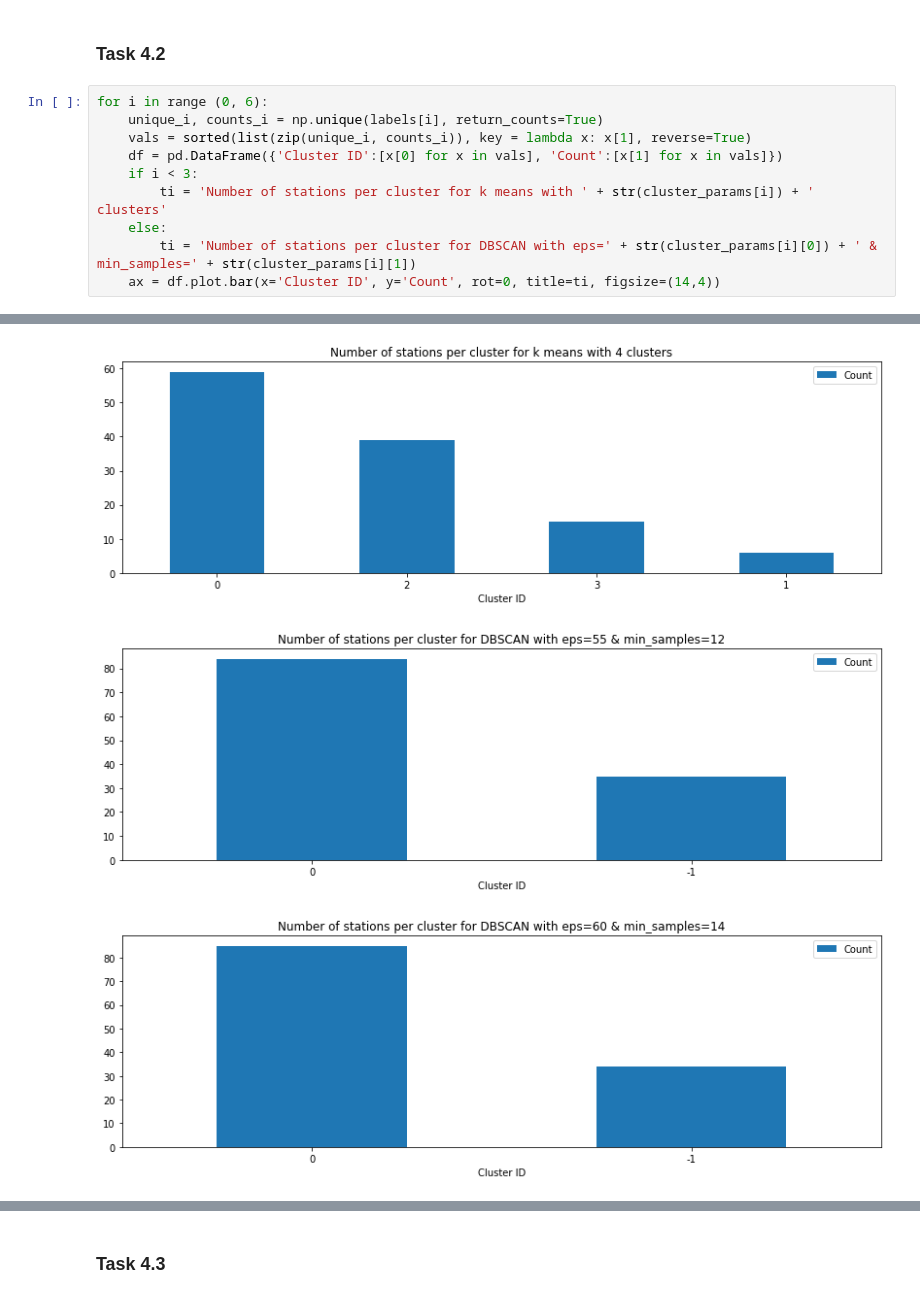
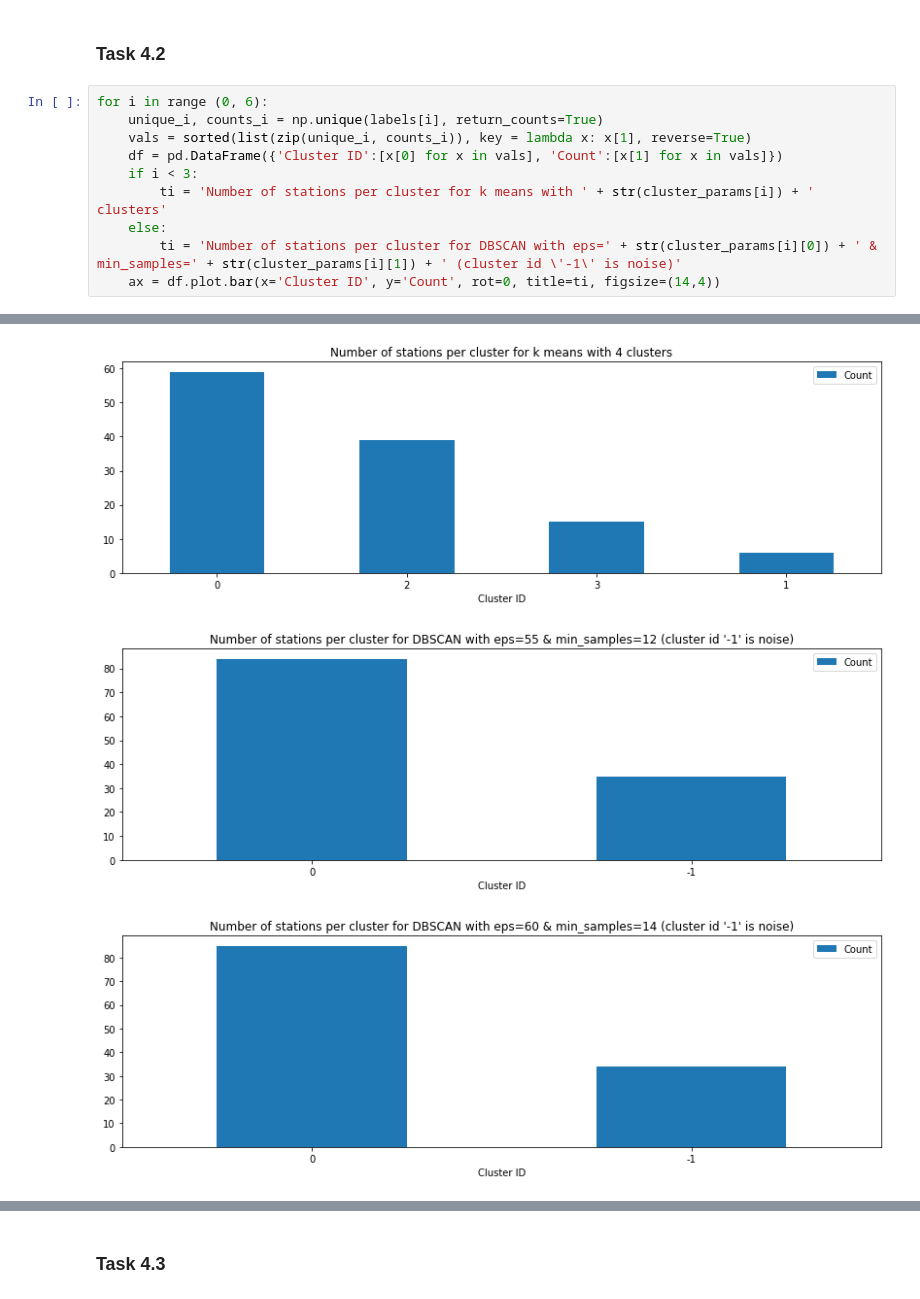
Before and after one commit to erichunzeker/HealthyRidePGH, a Jupyter notebook: bikeviz.ipynb, the cells around one changed output, grey strips where cells are left out. Drawn from its saved outputs; the diff is of its cells as text.

```diff
--- a/bikeviz.ipynb
+++ b/bikeviz.ipynb
@@ -441,16 +441,16 @@ for i in range (0, 3):
 # %%
 for i in range (0, 6):
     unique_i, counts_i = np.unique(labels[i], return_counts=True)
     vals = sorted(list(zip(unique_i, counts_i)), key = lambda x: x[1], reverse=True)
     df = pd.DataFrame({'Cluster ID':[x[0] for x in vals], 'Count':[x[1] for x in vals]})
     if i < 3:
         ti = 'Number of stations per cluster for k means with ' + str(cluster_params[i]) + ' clusters'
     else:
-        ti = 'Number of stations per cluster for DBSCAN with eps=' + str(cluster_params[i][0]) + ' & min_samples=' + str(cluster_params[i][1])
+        ti = 'Number of stations per cluster for DBSCAN with eps=' + str(cluster_params[i][0]) + ' & min_samples=' + str(cluster_params[i][1]) + ' (cluster id \'-1\' is noise)'
     ax = df.plot.bar(x='Cluster ID', y='Count', rot=0, title=ti, figsize=(14,4))
 # %% [output]
 [figure]
 [figure]
 [figure]
-[figure, old version]
+[figure, new version]
-[figure, old version]
+[figure, new version]
```
Also changed, not shown: parts of 1 cell of this notebook.
